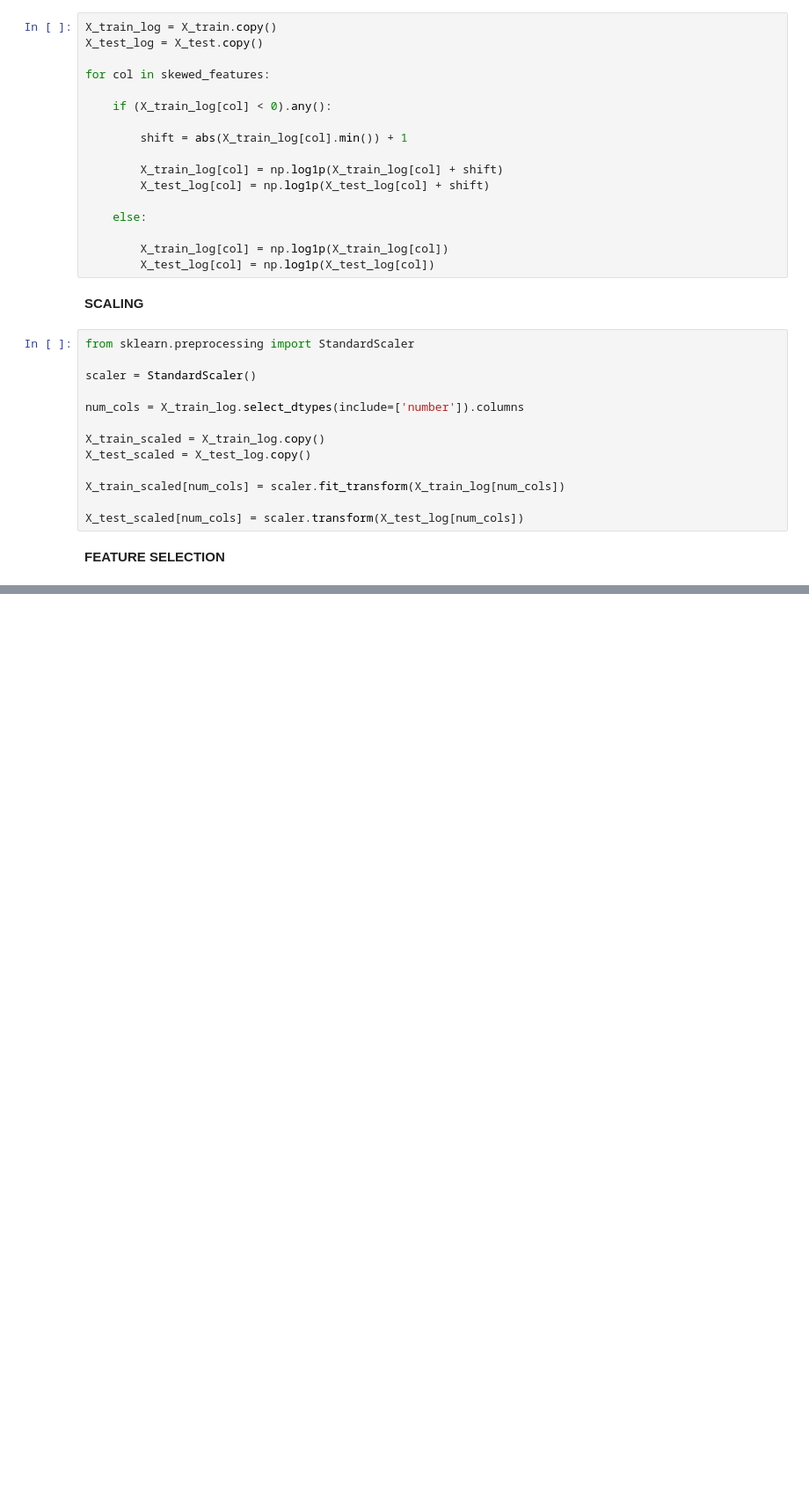
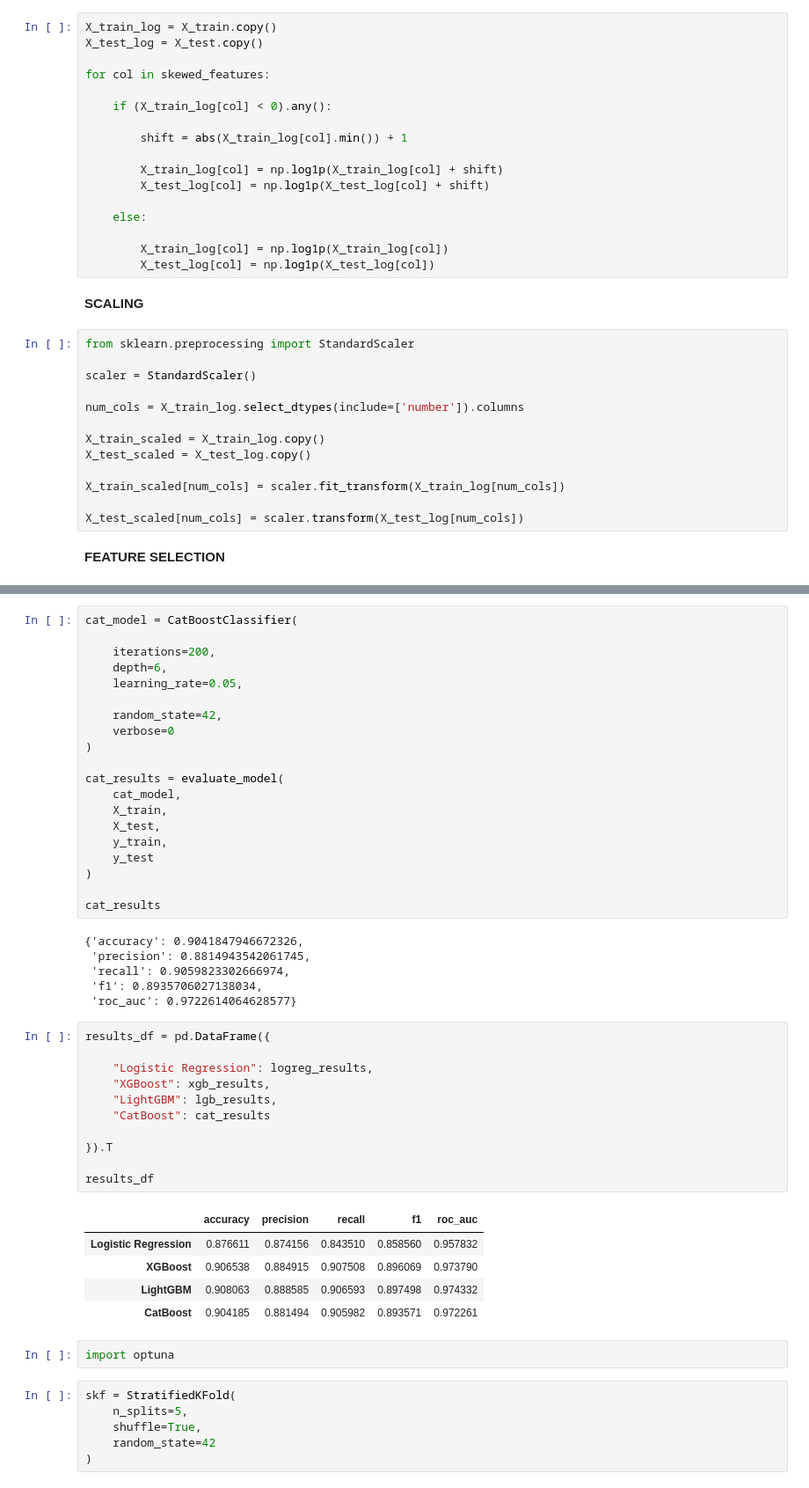
Before and after one commit to NafisNaufal/phishing-url-detection, a Jupyter notebook: week3.ipynb, the cells around one changed output, grey strips where cells are left out. Shown at 88% size. Cells and saved outputs as stored; diff of their text form; blank space fills up the shorter version.

```diff
--- a/week3.ipynb
+++ b/week3.ipynb
@@ -258,0 +381,51 @@ Highly correlated features:
+# %%
+cat_model = CatBoostClassifier(
+
+    iterations=200,
+    depth=6,
+    learning_rate=0.05,
+
+    random_state=42,
+    verbose=0
+)
+
+cat_results = evaluate_model(
+    cat_model,
+    X_train,
+    X_test,
+    y_train,
+    y_test
+)
+
+cat_results
+# %% [output]
+{'accuracy': 0.9041847946672326,
+ 'precision': 0.8814943542061745,
+ 'recall': 0.9059823302666974,
+ 'f1': 0.8935706027138034,
+ 'roc_auc': 0.9722614064628577}
+# %%
+results_df = pd.DataFrame({
+
+    "Logistic Regression": logreg_results,
+    "XGBoost": xgb_results,
+    "LightGBM": lgb_results,
+    "CatBoost": cat_results
+
+}).T
+
+results_df
+# %% [output]
+|  | accuracy | precision | recall | f1 | roc_auc |
+| Logistic Regression | 0.876611 | 0.874156 | 0.843510 | 0.858560 | 0.957832 |
+| XGBoost | 0.906538 | 0.884915 | 0.907508 | 0.896069 | 0.973790 |
+| LightGBM | 0.908063 | 0.888585 | 0.906593 | 0.897498 | 0.974332 |
+| CatBoost | 0.904185 | 0.881494 | 0.905982 | 0.893571 | 0.972261 |
+# %%
+import optuna
+# %%
+skf = StratifiedKFold(
+    n_splits=5,
+    shuffle=True,
+    random_state=42
+)
```
Also changed, not shown: parts of 23 cells of this notebook.
